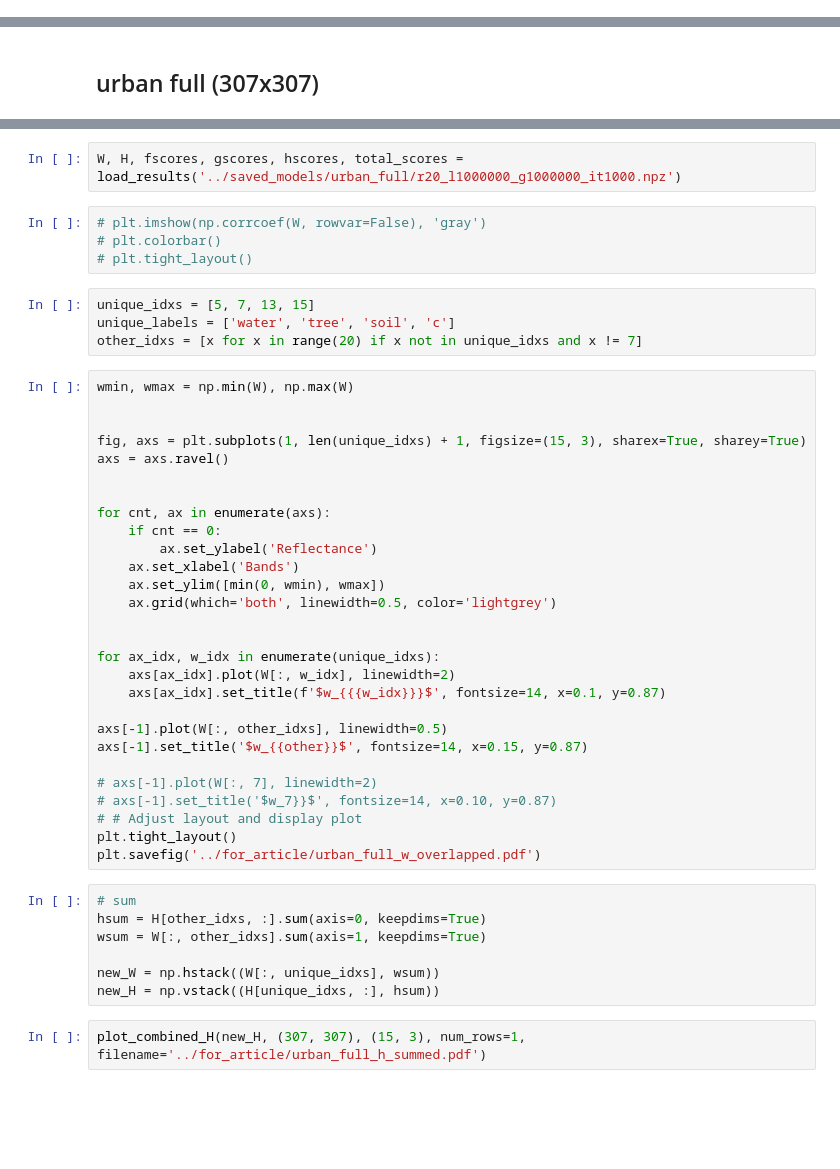
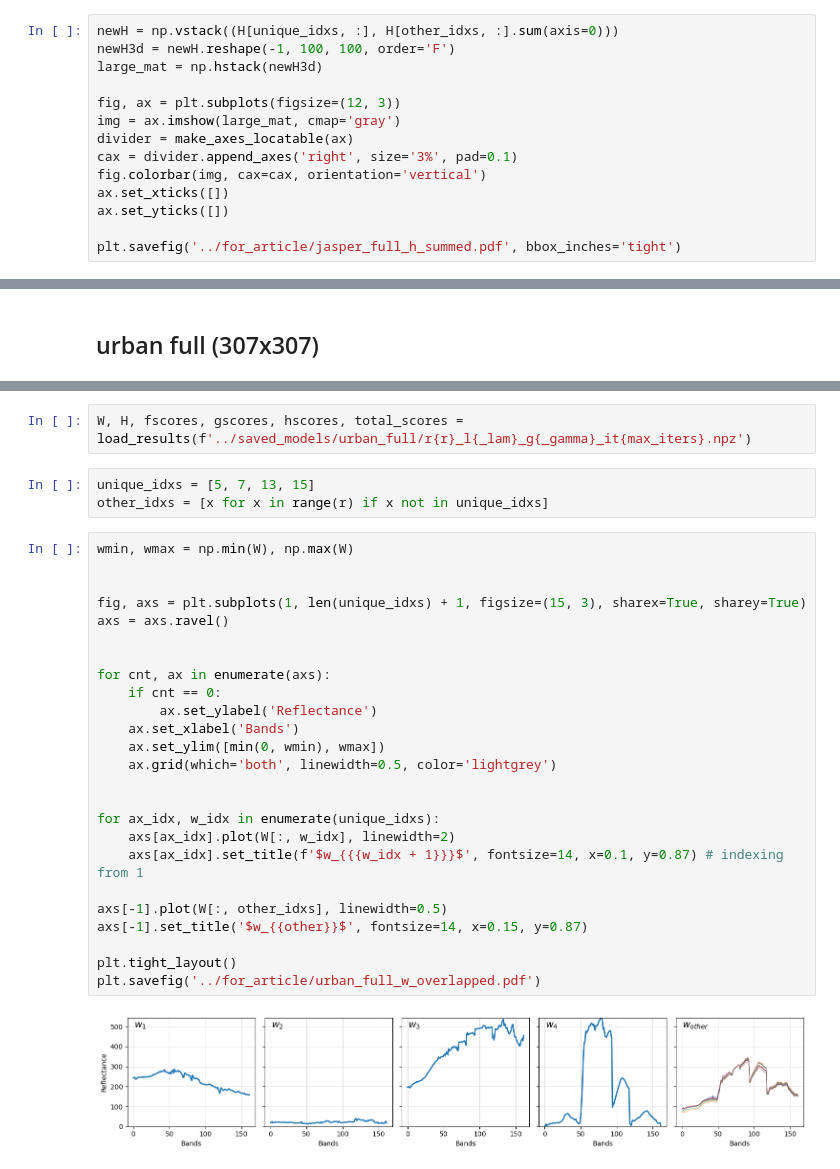
Before and after one commit to waqasbinhamed/sonnmf, a Jupyter notebook: experimental/notebooks/plots for article.ipynb, the cells around one changed output, grey strips where cells are left out. Saved outputs shown, nothing was run; the diff lists cells and outputs as text; blank space fills up the shorter version.

```diff
--- a/experimental/notebooks/plots for article.ipynb
+++ b/experimental/notebooks/plots for article.ipynb
@@ -444 +431,15 @@ else:
+# %%
+newH = np.vstack((H[unique_idxs, :], H[other_idxs, :].sum(axis=0)))
+newH3d = newH.reshape(-1, 100, 100, order='F')
+large_mat = np.hstack(newH3d)
+
+fig, ax = plt.subplots(figsize=(12, 3))
+img = ax.imshow(large_mat, cmap='gray')
+divider = make_axes_locatable(ax)
+cax = divider.append_axes('right', size='3%', pad=0.1)
+fig.colorbar(img, cax=cax, orientation='vertical')
+ax.set_xticks([])
+ax.set_yticks([])
+
+plt.savefig('../for_article/jasper_full_h_summed.pdf', bbox_inches='tight')
 # %%
@@ -457,47 +482,32 @@ plot_and_merge(W_NMF, H_NMF, (100, 100), (33, 6), 16, fns, 2, delete=True)
 # %%
-W, H, fscores, gscores, hscores, total_scores = load_results('../saved_models/urban_full/r20_l1000000_g1000000_it1000.npz')
+W, H, fscores, gscores, hscores, total_scores = load_results(f'../saved_models/urban_full/r{r}_l{_lam}_g{_gamma}_it{max_iters}.npz')
-# %%
-# plt.imshow(np.corrcoef(W, rowvar=False), 'gray')
-# plt.colorbar()
-# plt.tight_layout()
 # %%
 unique_idxs = [5, 7, 13, 15]
-unique_labels = ['water', 'tree', 'soil', 'c']
-other_idxs = [x for x in range(20) if x not in unique_idxs and x != 7]
+other_idxs = [x for x in range(r) if x not in unique_idxs]
 # %%
 wmin, wmax = np.min(W), np.max(W)
 
 
 fig, axs = plt.subplots(1, len(unique_idxs) + 1, figsize=(15, 3), sharex=True, sharey=True)
 axs = axs.ravel()
 
 
 for cnt, ax in enumerate(axs):
     if cnt == 0:
         ax.set_ylabel('Reflectance')
     ax.set_xlabel('Bands')
     ax.set_ylim([min(0, wmin), wmax])
     ax.grid(which='both', linewidth=0.5, color='lightgrey')
 
 
 for ax_idx, w_idx in enumerate(unique_idxs):
     axs[ax_idx].plot(W[:, w_idx], linewidth=2)
-    axs[ax_idx].set_title(f'$w_{{{w_idx}}}$', fontsize=14, x=0.1, y=0.87)
+    axs[ax_idx].set_title(f'$w_{{{w_idx + 1}}}$', fontsize=14, x=0.1, y=0.87) # indexing from 1
 
 axs[-1].plot(W[:, other_idxs], linewidth=0.5)
 axs[-1].set_title('$w_{{other}}$', fontsize=14, x=0.15, y=0.87)
 
-# axs[-1].plot(W[:, 7], linewidth=2)
-# axs[-1].set_title('$w_7}}$', fontsize=14, x=0.10, y=0.87)
-# # Adjust layout and display plot
 plt.tight_layout()
 plt.savefig('../for_article/urban_full_w_overlapped.pdf')
+# %% [output]
+[figure, added]
-# %%
-# sum
-hsum = H[other_idxs, :].sum(axis=0, keepdims=True)
-wsum = W[:, other_idxs].sum(axis=1, keepdims=True)
-
-new_W = np.hstack((W[:, unique_idxs], wsum))
-new_H = np.vstack((H[unique_idxs, :], hsum))
-# %%
-plot_combined_H(new_H, (307, 307), (15, 3), num_rows=1, filename='../for_article/urban_full_h_summed.pdf')
```
Also changed, not shown: parts of 45 cells of this notebook, 45 other files.
